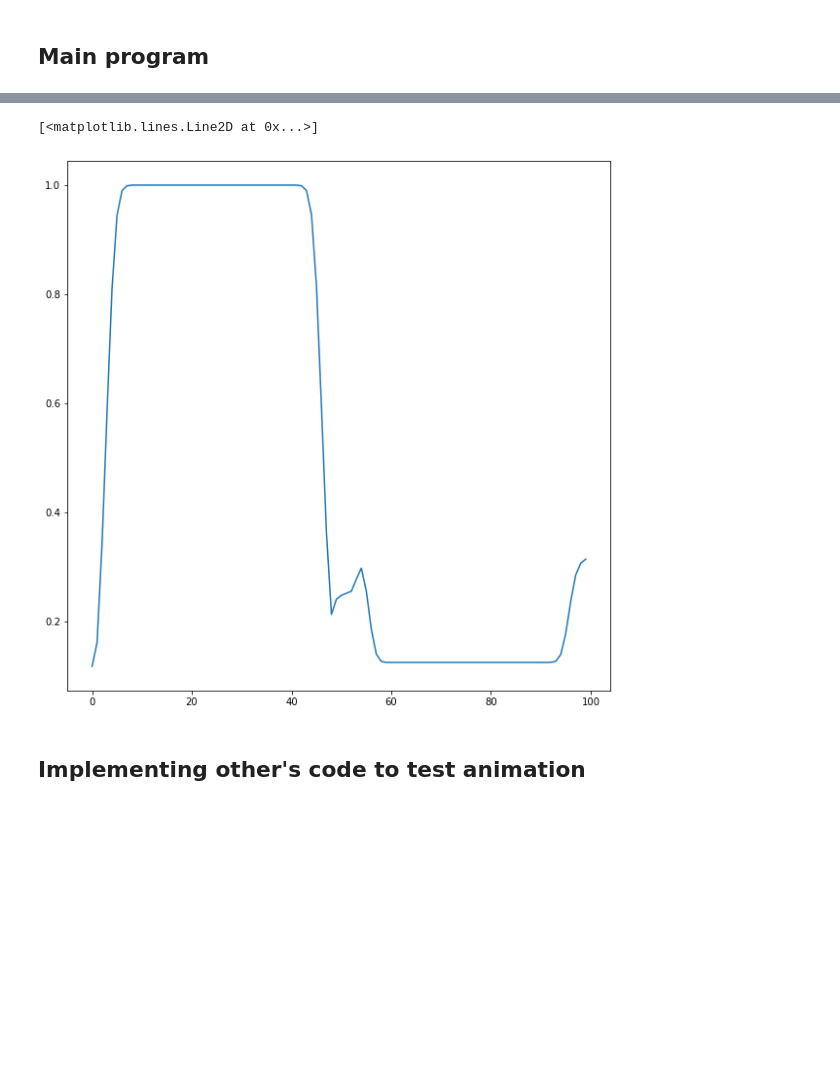
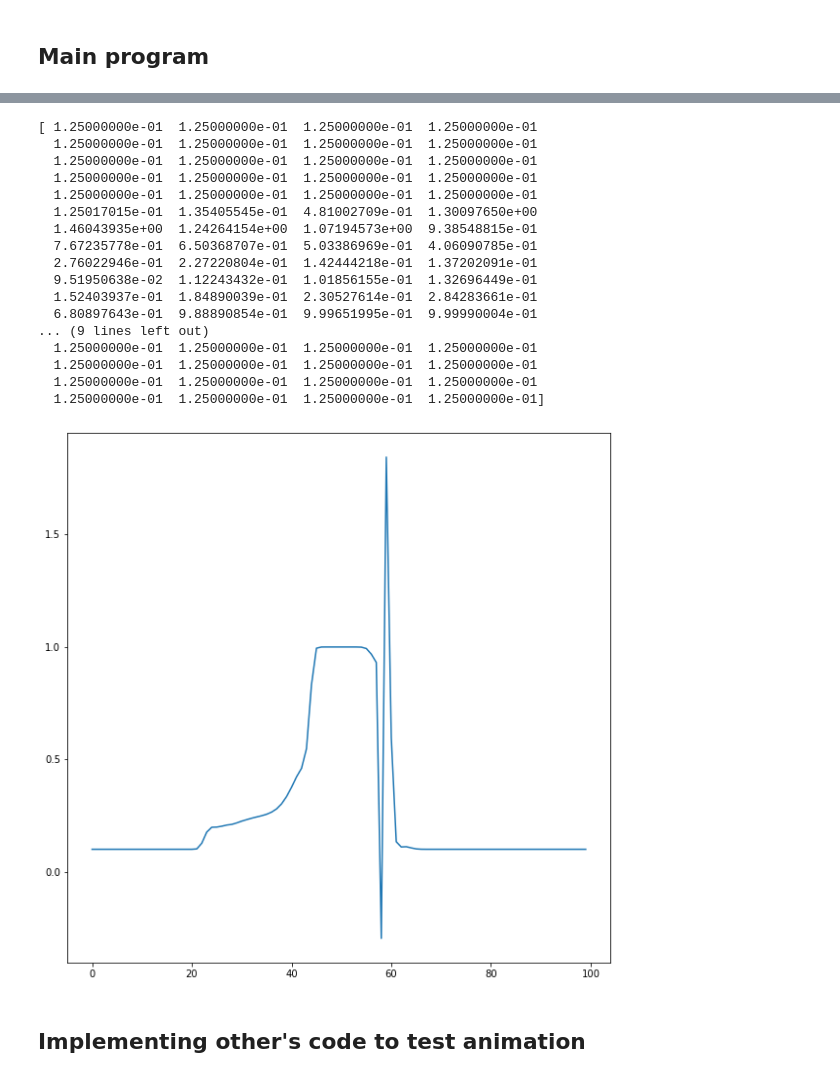
Before and after one commit to changhyun-cho/astrophysics, a Jupyter notebook: hydrodynamics/Testing 2D Hydrocode.ipynb, the cells around one changed output, grey strips where cells are left out. Cells and saved outputs as stored; diff of their text form; code cells hidden in the pictures; blank space fills up the shorter version.

```diff
--- a/hydrodynamics/Testing 2D Hydrocode.ipynb
+++ b/hydrodynamics/Testing 2D Hydrocode.ipynb
@@ -3,7 +3,7 @@ import sys
 import numpy as np
 import matplotlib.pyplot as plt
 import scipy
-plt.rcParams['figure.figsize'] = [17, 21]
+#plt.rcParams['figure.figsize'] = [17, 21]
 # %%
 # Constants
 gamma = 5./3.
@@ -521,9 +505,29 @@ colormaps()
 # %%
 plt.rcParams['figure.figsize'] = [10, 10]
-plt.plot(P[52,ilo:ihi])
+plt.plot(rho[52,ilo:ihi])
+print(P[52,ilo:ihi])
+# minus pressure?
+# minus rho?
+# +방향 정체되어 나가지 않음.
 # %% [output]
-[<matplotlib.lines.Line2D at 0x...>]
+[ 1.25000000e-01  1.25000000e-01  1.25000000e-01  1.25000000e-01
+  1.25000000e-01  1.25000000e-01  1.25000000e-01  1.25000000e-01
+  1.25000000e-01  1.25000000e-01  1.25000000e-01  1.25000000e-01
+  1.25000000e-01  1.25000000e-01  1.25000000e-01  1.25000000e-01
+  1.25000000e-01  1.25000000e-01  1.25000000e-01  1.25000000e-01
+  1.25017015e-01  1.35405545e-01  4.81002709e-01  1.30097650e+00
+  1.46043935e+00  1.24264154e+00  1.07194573e+00  9.38548815e-01
+  7.67235778e-01  6.50368707e-01  5.03386969e-01  4.06090785e-01
+  2.76022946e-01  2.27220804e-01  1.42444218e-01  1.37202091e-01
+  9.51950638e-02  1.12243432e-01  1.01856155e-01  1.32696449e-01
+  1.52403937e-01  1.84890039e-01  2.30527614e-01  2.84283661e-01
+  6.80897643e-01  9.88890854e-01  9.99651995e-01  9.99990004e-01
+... (9 lines left out)
+  1.25000000e-01  1.25000000e-01  1.25000000e-01  1.25000000e-01
+  1.25000000e-01  1.25000000e-01  1.25000000e-01  1.25000000e-01
+  1.25000000e-01  1.25000000e-01  1.25000000e-01  1.25000000e-01
+  1.25000000e-01  1.25000000e-01  1.25000000e-01  1.25000000e-01]
-[figure, old version]
+[figure, new version]
 # %% [markdown]
 ## Implementing other's code to test animation
 # %%
```
Also changed, not shown: parts of 15 cells of this notebook.
